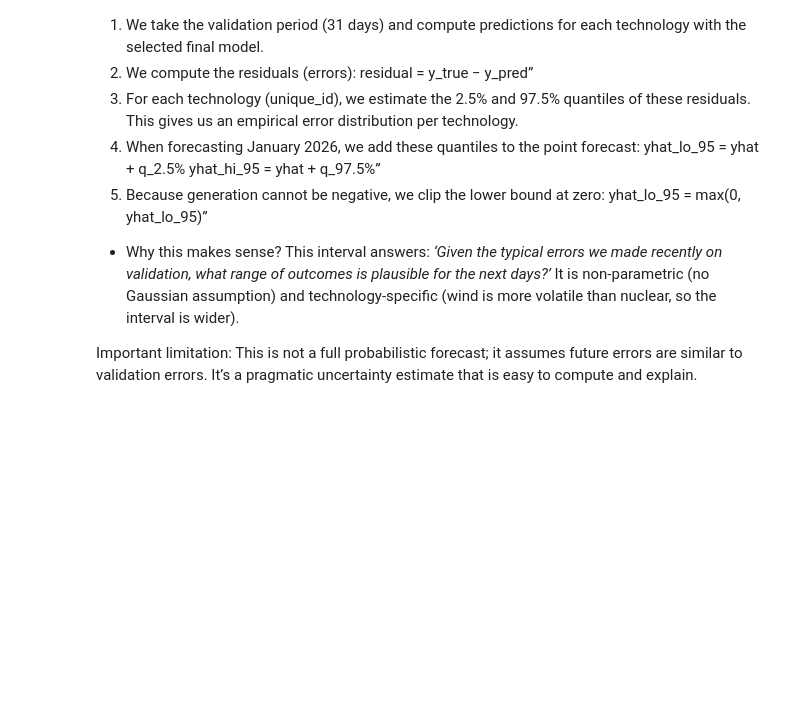
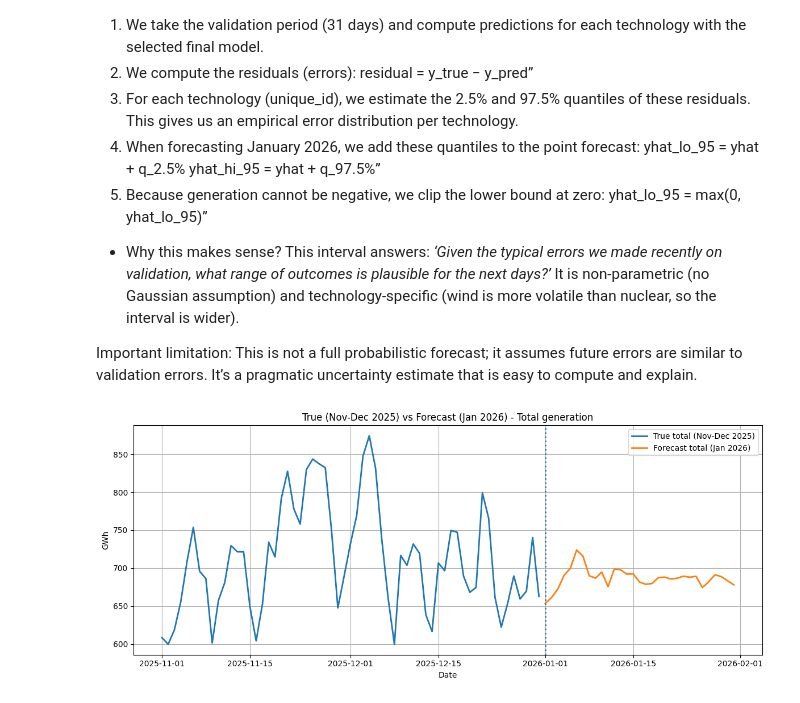
Before and after one commit to mireiamonbu/Spanish-Forecasters-MireiaMontoya-EnriqueRuiz, a Jupyter notebook: project/CAPSTONEproyect.ipynb, the cells around one changed output. Drawn from its saved outputs; the diff is of its cells as text; code cells hidden in the pictures; blank space fills up the shorter version.

```diff
--- a/project/CAPSTONEproyect.ipynb
+++ b/project/CAPSTONEproyect.ipynb
@@ -916,3 +916,40 @@ Saved: data\predictions\forecast_final_choice_jan2026.csv and data\predictions\f
 - Why this makes sense? This interval answers: *‘Given the typical errors we made recently on validation, what range of outcomes is plausible for the next days?’* It is non-parametric (no Gaussian assumption) and technology-specific (wind is more volatile than nuclear, so the interval is wider).
 
 Important limitation: This is not a full probabilistic forecast; it assumes future errors are similar to validation errors. It’s a pragmatic uncertainty estimate that is easy to compute and explain.
+# %%
+# Plot: Nov-Dec (true history) + Jan 2026 (forecast)
+
+#1 Build TOTAL true series (sum of the 7 technologies)
+true_total = df_panel.groupby("ds")["y"].sum().sort_index()
+true_total.index = pd.to_datetime(true_total.index)
+
+#2 Build TOTAL forecast for Jan 2026 from out_fcst (sum of techs)
+fc_total = (
+    out_fcst.groupby("ds")["yhat"].sum()
+    .sort_index()
+    .to_frame("yhat")
+)
+fc_total.index = pd.to_datetime(fc_total.index)
+
+#3 Choose the history window you want to show (Nov + Dec 2025)
+hist_start = pd.Timestamp("2025-11-01")
+hist_end   = pd.Timestamp("2025-12-31")
+
+#4 Plot
+plt.figure(figsize=(12,5))
+
+# True history (Nov-Dec)
+plt.plot(true_total.loc[hist_start:hist_end], linewidth=2, label="True total (Nov-Dec 2025)")
+
+# Forecast (Jan 2026)
+plt.plot(fc_total.index, fc_total["yhat"],linewidth=2, label="Forecast total (Jan 2026)")
+
+# Vertical line at Jan 1st
+plt.axvline(pd.Timestamp("2026-01-01"), linestyle=":", linewidth=2)
+
+plt.title("True (Nov-Dec 2025) vs Forecast (Jan 2026) - Total generation")
+plt.xlabel("Date"); plt.ylabel("GWh")
+plt.grid(True); plt.legend(); plt.tight_layout()
+plt.show()
+# %% [output]
+[figure, added]
```
Also changed, not shown: parts of 10 cells of this notebook, 59 other files.
